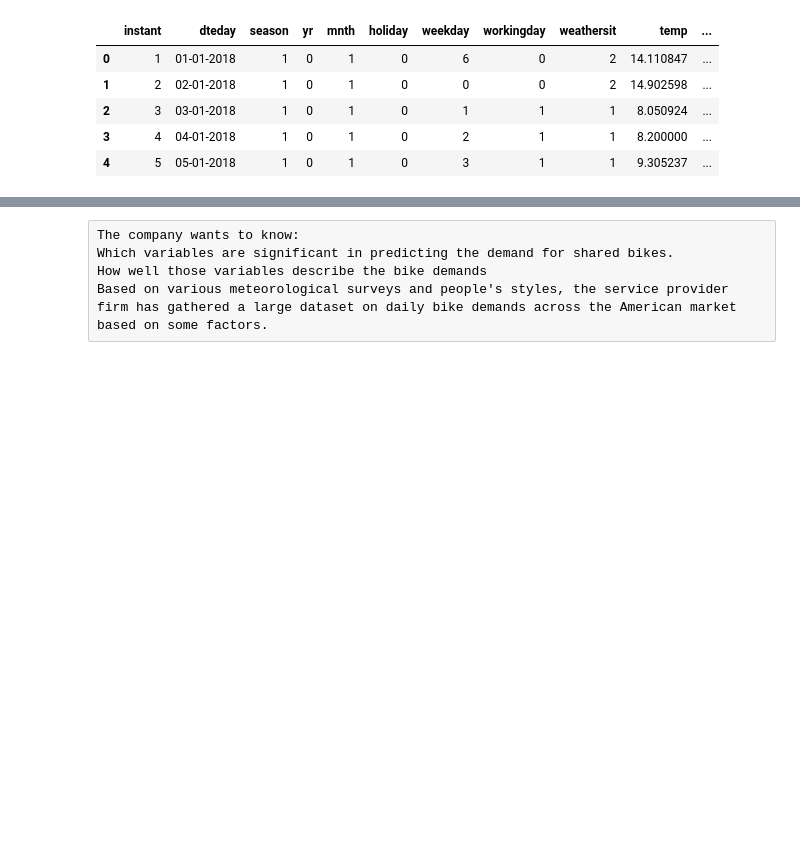
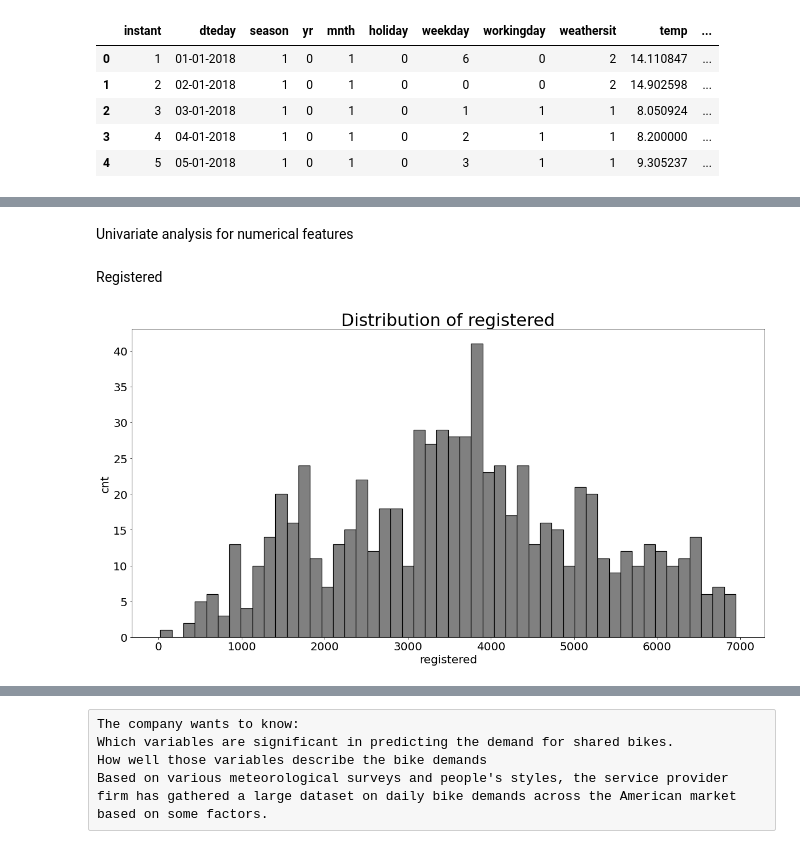
Before and after one commit to emmanuelidehen/MachineLearningModels, a Jupyter notebook: Day_Emmanuel.ipynb, the cells around one changed output, grey strips where cells are left out. Drawn from its saved outputs; the diff is of its cells as text; code cells hidden in the pictures; blank space fills up the shorter version.

```diff
--- a/Day_Emmanuel.ipynb
+++ b/Day_Emmanuel.ipynb
@@ -30,2 +260,2 @@ day.head()
 # %%
-day.drop(['instant', 'dteday'], axis=1, inplace=True)
+day.drop(['instant', 'dteday','atemp'], axis=1, inplace=True)
@@ -31,0 +284,18 @@ day.drop(['instant', 'dteday'], axis=1, inplace=True)
+# %% [markdown]
+Univariate analysis for numerical features
+# %%
+def numhist(variable, bins):
+    plt.figure(figsize=(20,10))
+    plt.hist(day[variable], bins=bins, edgecolor='black', linewidth=1.2, color="gray")
+    plt.title("Distribution of " + variable, fontsize=30)
+    plt.xlabel(variable, fontsize=20)
+    plt.ylabel("cnt", fontsize=20)
+    plt.xticks(fontsize=20)
+    plt.yticks(fontsize=20)
+    plt.show()
+# %% [markdown]
+Registered
+# %%
+numhist("registered", 50)
+# %% [output]
+[figure, added]
```
Also changed, not shown: parts of 89 cells of this notebook.
